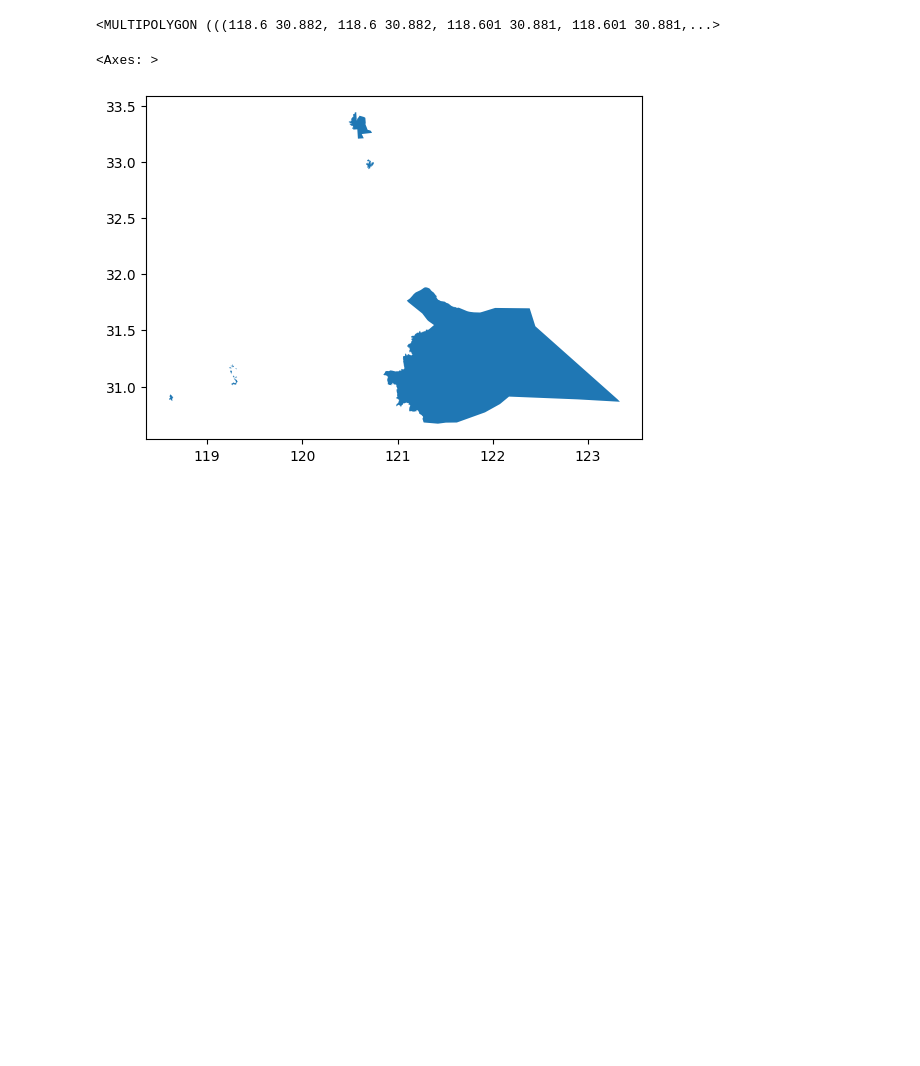
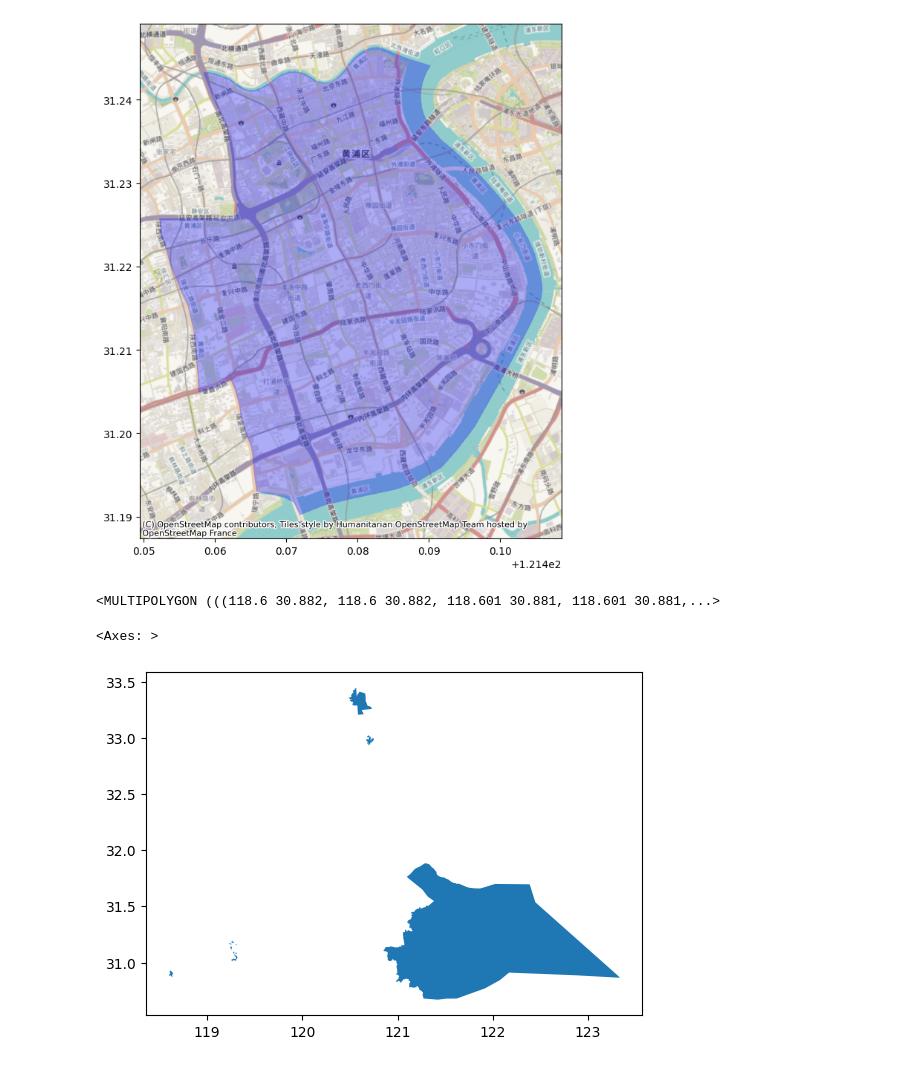
Before and after one commit to devyataya/ekagiorgobiani, a Jupyter notebook: Lesson2.ipynb, the cells around one changed output. Cells and saved outputs as stored; diff of their text form; code cells hidden in the pictures; blank space fills up the shorter version.

```diff
--- a/Lesson2.ipynb
+++ b/Lesson2.ipynb
@@ -32,3 +108,8 @@ gdf
+# %%
+ax = gdf.plot(color="blue", figsize=(9, 9), alpha=0.3)
+cx.add_basemap(ax, crs=gdf.crs)
+# %% [output]
+[figure, added]
 # %%
 poly = gdf.iloc[0, 0]
 # %%
```
Also changed, not shown: parts of 11 cells of this notebook.
